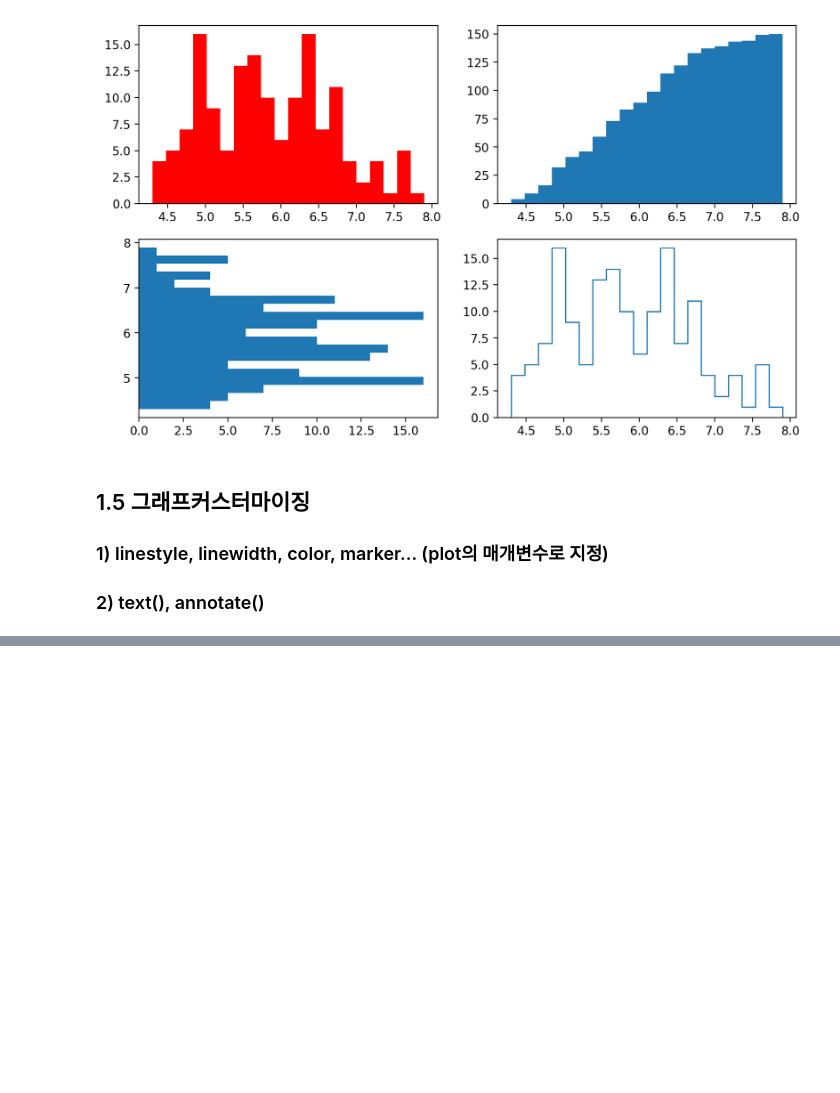
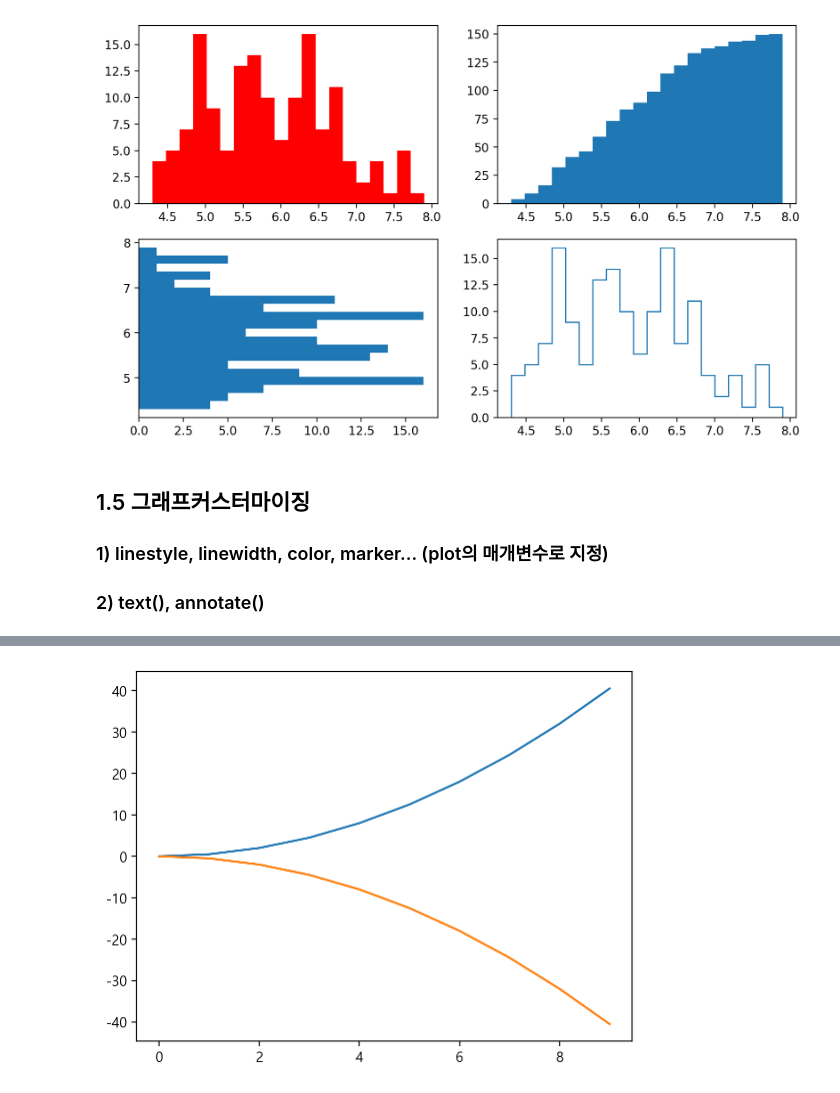
Before and after one commit to secretrelationship/ai_x, a Jupyter notebook: source/01_python/Ch12.데이터시각화.ipynb, the cells around one changed output, grey strips where cells are left out. Cells and saved outputs as stored; diff of their text form; code cells hidden in the pictures; blank space fills up the shorter version.

```diff
--- a/source/01_python/Ch12.데이터시각화.ipynb
+++ b/source/01_python/Ch12.데이터시각화.ipynb
@@ -211,0 +270,10 @@ plt.show()
+# %%
+x = np.arange(0, 10)
+y1 = 0.5*x **2
+y2 = -y1
+# %%
+plt.plot(x, y1)
+plt.plot(x, y2)
+plt.show()
+# %% [output]
+[figure, added]
```
Also changed, not shown: parts of 14 cells of this notebook, 2 other files.
